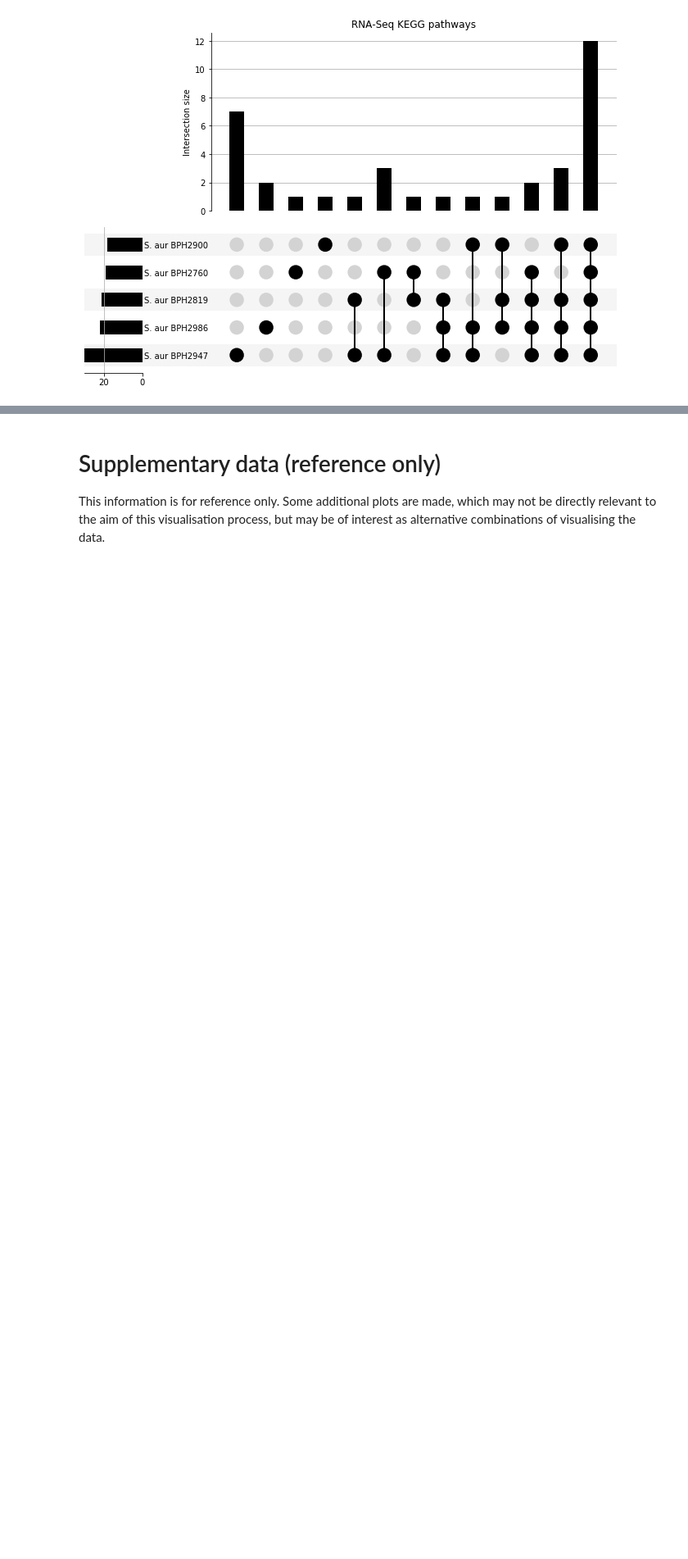
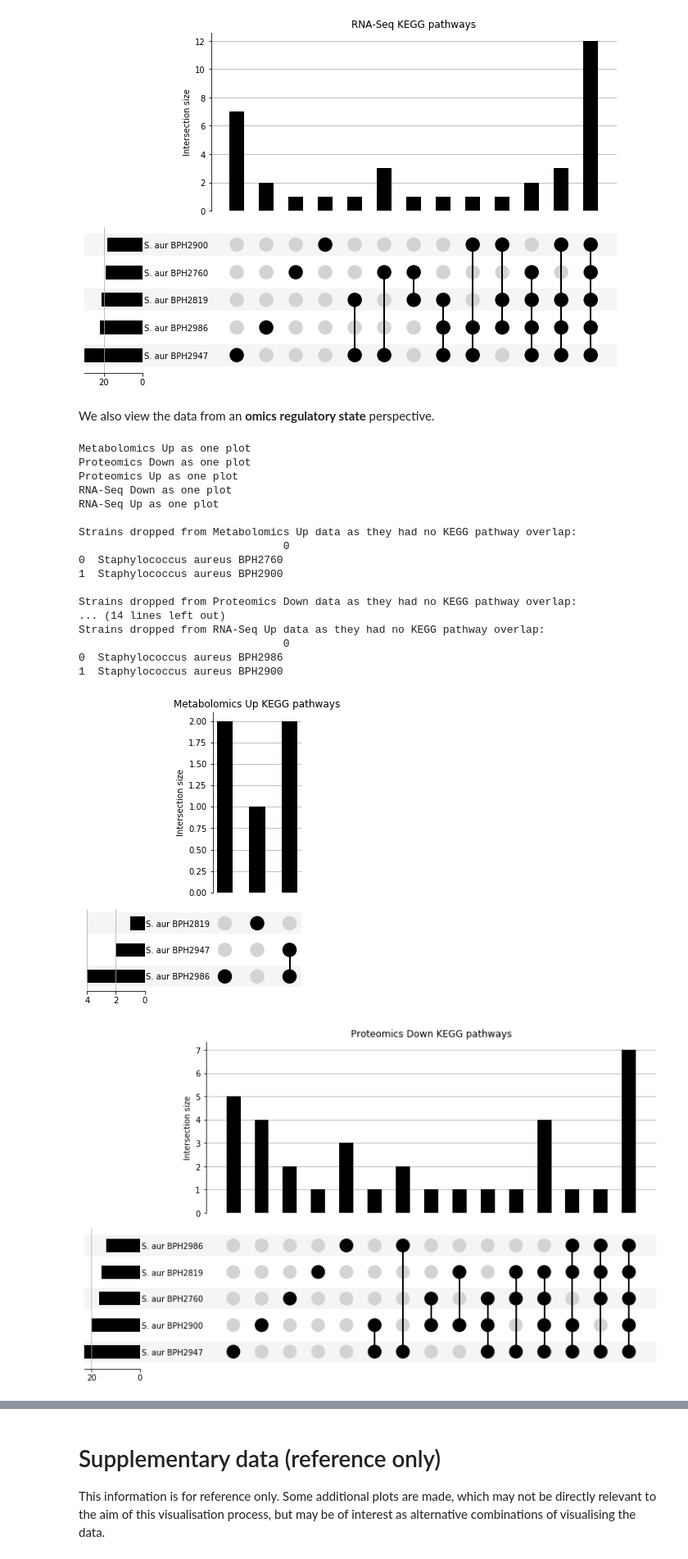
Before and after one commit to mabelbpa/Bioplatforms-Australia-Sepsis-Data-Integration, a Jupyter notebook: Visualizations/Source/Multiomics_Visualisation/Multiomics_Visualisation.ipynb, the cells around one changed output, grey strips where cells are left out. Shown at 82% size. Cells and saved outputs as stored; diff of their text form; code cells hidden in the pictures; blank space fills up the shorter version.

Commit message:
Now displays UpSetPlots and Enriched pathways for S aureus regulatory states

```diff
--- a/Visualizations/Source/Multiomics_Visualisation/Multiomics_Visualisation.ipynb
+++ b/Visualizations/Source/Multiomics_Visualisation/Multiomics_Visualisation.ipynb
@@ -316,3 +316,28 @@ Index: []
 [figure]
 [figure]
 [figure]
+# %% [markdown]
+ We also view the data from an **omics regulatory state** perspective.
+# %%
+s_aureus_direction = reformat_data_for_upsetplot(omics_kegg_direction[omics_kegg_direction["Species"] == "Staphylococcus aureus"], "Type_of_Experiment_Direction")
+make_upsetplot(s_aureus_direction)
+# %% [output]
+Metabolomics Up as one plot
+Proteomics Down as one plot
+Proteomics Up as one plot
+RNA-Seq Down as one plot
+RNA-Seq Up as one plot
+
+Strains dropped from Metabolomics Up data as they had no KEGG pathway overlap:
+                                0
+0  Staphylococcus aureus BPH2760
+1  Staphylococcus aureus BPH2900
+
+Strains dropped from Proteomics Down data as they had no KEGG pathway overlap:
+... (14 lines left out)
+Strains dropped from RNA-Seq Up data as they had no KEGG pathway overlap:
+                                0
+0  Staphylococcus aureus BPH2986
+1  Staphylococcus aureus BPH2900
+[figure, added]
+[figure, added]
```
Also changed, not shown: parts of 8 cells of this notebook, 1 other file.
